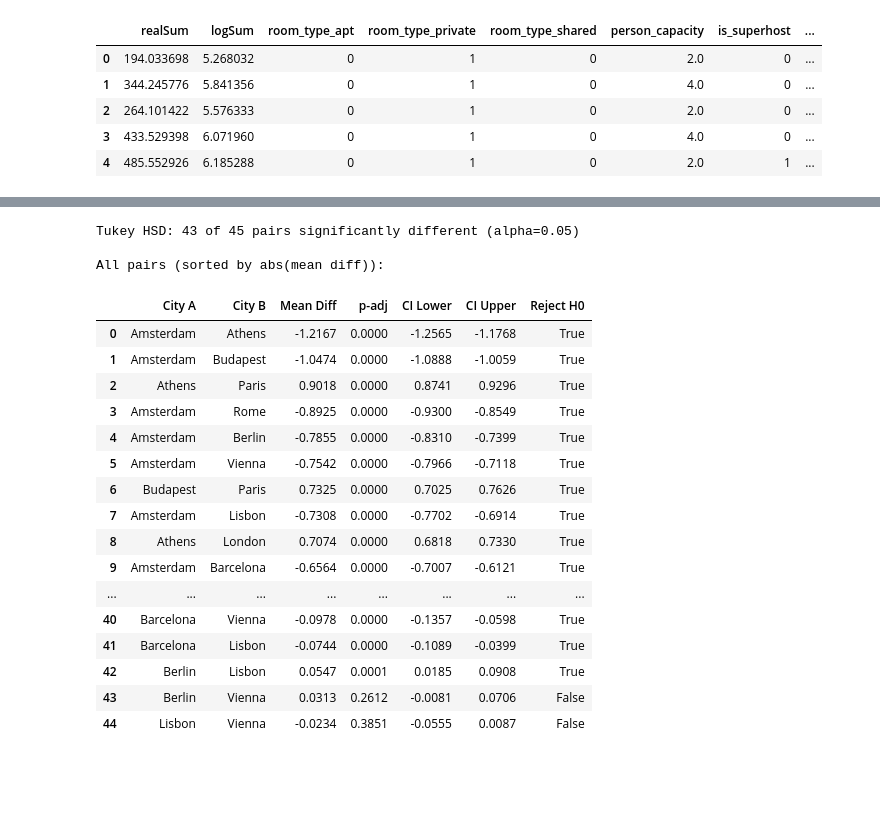
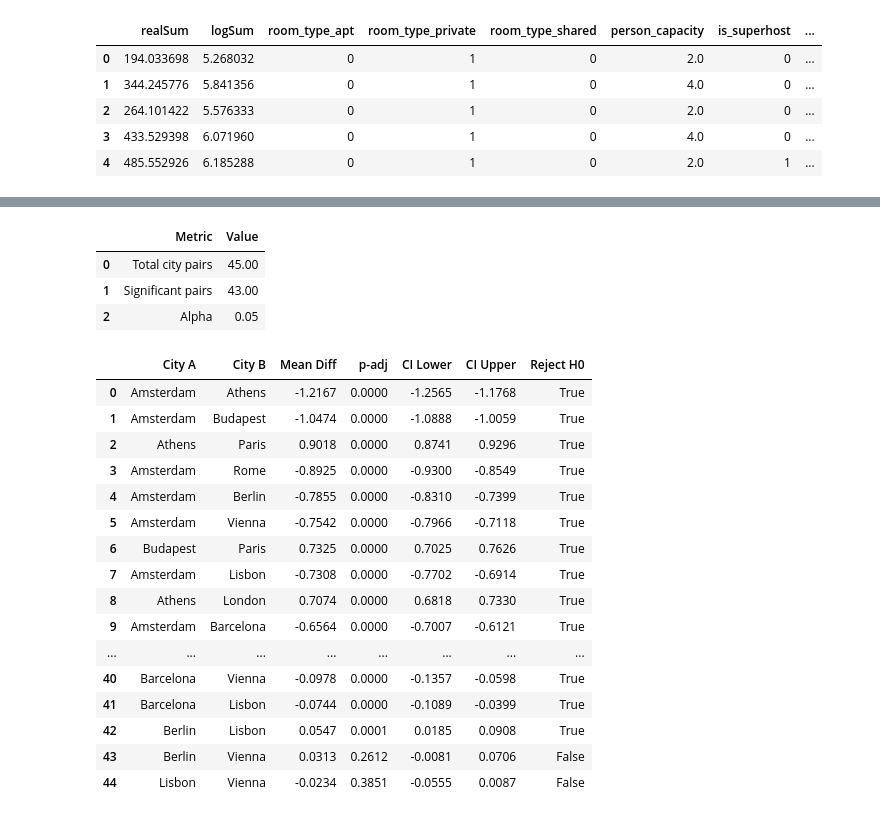
Before and after one commit to ShenghaoXue/MATH-189-Project-SP26, a Jupyter notebook: section2_hypothesis_testing.ipynb, the cells around one changed output, grey strips where cells are left out. Drawn from its saved outputs; the diff is of its cells as text; code cells hidden in the pictures; blank space fills up the shorter version.

```diff
--- a/section2_hypothesis_testing.ipynb
+++ b/section2_hypothesis_testing.ipynb
@@ -299,46 +304,50 @@ One-Way ANOVA — log(Price) across 10 cities
 # %%
-# --- Post-hoc Tukey HSD ---
 tukey = pairwise_tukeyhsd(
     endog=df['logSum'],
     groups=df['city'],
     alpha=0.05
 )
 
 tukey_df = pd.DataFrame(
     data=tukey._results_table.data[1:],
     columns=tukey._results_table.data[0]
 ).rename(columns={'group1': 'City A', 'group2': 'City B',
                    'meandiff': 'Mean Diff', 'p-adj': 'p-adj',
                    'lower': 'CI Lower', 'upper': 'CI Upper',
                    'reject': 'Reject H0'})
 
 sig_pairs = tukey_df[tukey_df['Reject H0'] == True]
-print(f"Tukey HSD: {len(sig_pairs)} of {len(tukey_df)} pairs significantly different (alpha=0.05)\n")
-print("All pairs (sorted by abs(mean diff)):")
+tukey_summary = pd.DataFrame({
+    'Metric': ['Total city pairs', 'Significant pairs', 'Alpha'],
+    'Value': [len(tukey_df), len(sig_pairs), 0.05],
+})
+
+display(tukey_summary)
 display(
     tukey_df.assign(**{'abs(Mean Diff)': tukey_df['Mean Diff'].abs()})
             .sort_values('abs(Mean Diff)', ascending=False)
             .drop(columns='abs(Mean Diff)')
             .reset_index(drop=True)
 )
 # %% [output]
-Tukey HSD: 43 of 45 pairs significantly different (alpha=0.05)
-
-All pairs (sorted by abs(mean diff)):
-|  | City A | City B | Mean Diff | p-adj | CI Lower | CI Upper | Reject H0 |
-| 0 | Amsterdam | Athens | -1.2167 | 0.0000 | -1.2565 | -1.1768 | True |
-| 1 | Amsterdam | Budapest | -1.0474 | 0.0000 | -1.0888 | -1.0059 | True |
-| 2 | Athens | Paris | 0.9018 | 0.0000 | 0.8741 | 0.9296 | True |
-| 3 | Amsterdam | Rome | -0.8925 | 0.0000 | -0.9300 | -0.8549 | True |
-| 4 | Amsterdam | Berlin | -0.7855 | 0.0000 | -0.8310 | -0.7399 | True |
-| 5 | Amsterdam | Vienna | -0.7542 | 0.0000 | -0.7966 | -0.7118 | True |
-| 6 | Budapest | Paris | 0.7325 | 0.0000 | 0.7025 | 0.7626 | True |
-| 7 | Amsterdam | Lisbon | -0.7308 | 0.0000 | -0.7702 | -0.6914 | True |
-| 8 | Athens | London | 0.7074 | 0.0000 | 0.6818 | 0.7330 | True |
-| 9 | Amsterdam | Barcelona | -0.6564 | 0.0000 | -0.7007 | -0.6121 | True |
-| ... | ... | ... | ... | ... | ... | ... | ... |
-| 40 | Barcelona | Vienna | -0.0978 | 0.0000 | -0.1357 | -0.0598 | True |
-| 41 | Barcelona | Lisbon | -0.0744 | 0.0000 | -0.1089 | -0.0399 | True |
-| 42 | Berlin | Lisbon | 0.0547 | 0.0001 | 0.0185 | 0.0908 | True |
-| 43 | Berlin | Vienna | 0.0313 | 0.2612 | -0.0081 | 0.0706 | False |
-| 44 | Lisbon | Vienna | -0.0234 | 0.3851 | -0.0555 | 0.0087 | False |
+|  | Metric | Value |
+| 0 | Total city pairs | 45.00 |
+| 1 | Significant pairs | 43.00 |
+| 2 | Alpha | 0.05 |
+|  | City A | City B | Mean Diff | p-adj | CI Lower | CI Upper | Reject H0 |
+| 0 | Amsterdam | Athens | -1.2167 | 0.0000 | -1.2565 | -1.1768 | True |
+| 1 | Amsterdam | Budapest | -1.0474 | 0.0000 | -1.0888 | -1.0059 | True |
+| 2 | Athens | Paris | 0.9018 | 0.0000 | 0.8741 | 0.9296 | True |
+| 3 | Amsterdam | Rome | -0.8925 | 0.0000 | -0.9300 | -0.8549 | True |
+| 4 | Amsterdam | Berlin | -0.7855 | 0.0000 | -0.8310 | -0.7399 | True |
+| 5 | Amsterdam | Vienna | -0.7542 | 0.0000 | -0.7966 | -0.7118 | True |
+| 6 | Budapest | Paris | 0.7325 | 0.0000 | 0.7025 | 0.7626 | True |
+| 7 | Amsterdam | Lisbon | -0.7308 | 0.0000 | -0.7702 | -0.6914 | True |
+| 8 | Athens | London | 0.7074 | 0.0000 | 0.6818 | 0.7330 | True |
+| 9 | Amsterdam | Barcelona | -0.6564 | 0.0000 | -0.7007 | -0.6121 | True |
+| ... | ... | ... | ... | ... | ... | ... | ... |
+| 40 | Barcelona | Vienna | -0.0978 | 0.0000 | -0.1357 | -0.0598 | True |
+| 41 | Barcelona | Lisbon | -0.0744 | 0.0000 | -0.1089 | -0.0399 | True |
+| 42 | Berlin | Lisbon | 0.0547 | 0.0001 | 0.0185 | 0.0908 | True |
+| 43 | Berlin | Vienna | 0.0313 | 0.2612 | -0.0081 | 0.0706 | False |
+| 44 | Lisbon | Vienna | -0.0234 | 0.3851 | -0.0555 | 0.0087 | False |
```
Also changed, not shown: parts of 13 cells of this notebook, 3 other files.
